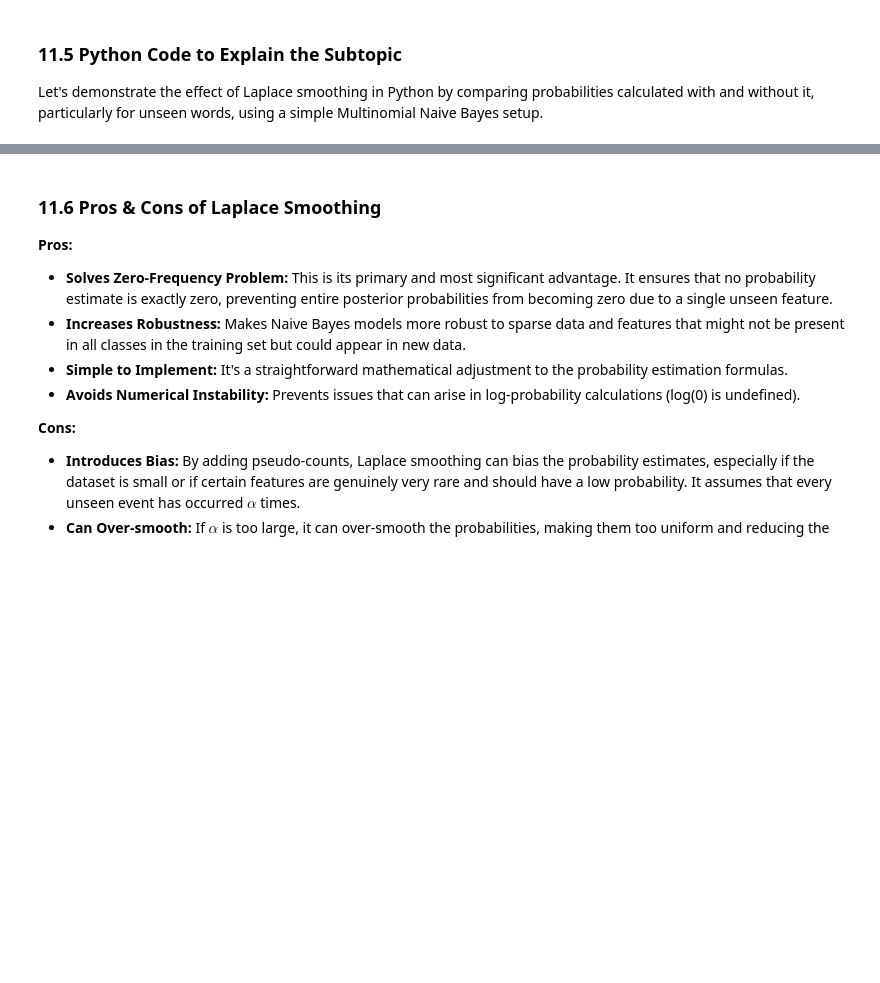
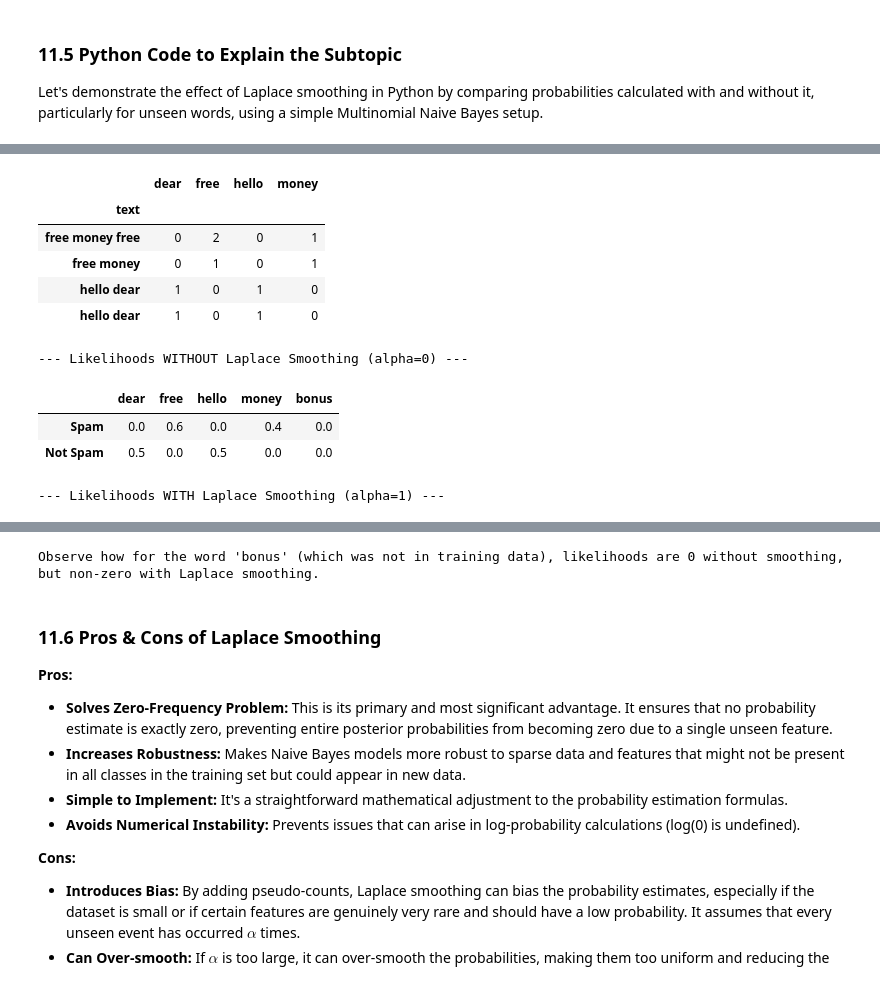
Before and after one commit to rsys-adsingh/Machine-Learning, a Jupyter notebook: study/Chapter_9.ipynb, the cells around one changed output, grey strips where cells are left out. Drawn from its saved outputs; the diff is of its cells as text; code cells hidden in the pictures; blank space fills up the shorter version.

```diff
--- a/study/Chapter_9.ipynb
+++ b/study/Chapter_9.ipynb
@@ -1709,39 +1709,53 @@ display(pd.DataFrame(X_train.toarray(), columns=vocabulary, index=df_emails['tex
 # --- 3. Manually calculate likelihoods without smoothing (demonstrate zero-frequency) ---
 print("\n--- Likelihoods WITHOUT Laplace Smoothing (alpha=0) ---")
 
-class_counts = df_emails.groupby('label').size()
-# Get total word counts per class
-total_words_per_class = {
-    'Spam': X_train[y_train == 'Spam'].sum(),
-    'Not Spam': X_train[y_train == 'Not Spam'].sum()
-}
+# Get the word counts for each feature for 'Spam' and 'Not Spam' classes
+# Use .sum(axis=0) to sum by column (for each word) and .A1 to flatten to a 1D array
+spam_feature_counts_orig = X_train[np.array(y_train == 'Spam')].sum(axis=0).A1
+not_spam_feature_counts_orig = X_train[np.array(y_train == 'Not Spam')].sum(axis=0).A1
 
-# Convert to DataFrame for easier access
-total_words_per_class_df = pd.DataFrame(total_words_per_class, index=vocabulary).T
+temp_vocab = vocabulary # Start with original vocabulary
 
-# Initialize likelihoods for all words including unseen
-unseen_word_idx = -1
+# Extend word counts for each class with 0 for the unseen word, if applicable
 if unseen_word not in vocabulary:
-    # Manually add a column for the unseen word for demonstration
-    temp_vocab = np.append(vocabulary, unseen_word)
-    unseen_word_idx = len(vocabulary)
-    # Re-create total_words_per_class_df with the new word for counting
+    temp_vocab = np.append(vocabulary, unseen_word) # Extended vocabulary
+
+    # Explicitly create 2D array for the data
+    data_for_df = np.array([
+        np.append(spam_feature_counts_orig, 0),
+        np.append(not_spam_feature_counts_orig, 0)
+    ])
+
+    # Create the DataFrame with classes as index and extended vocabulary as columns
     total_words_per_class_df = pd.DataFrame(
-        {
-            'Spam': np.append(X_train[y_train == 'Spam'].sum(), 0),
-            'Not Spam': np.append(X_train[y_train == 'Not Spam'].sum(), 0)
-        },
-        index=temp_vocab
-    ).T
+        data_for_df,                            # Explicit 2D numpy array
+        index=['Spam', 'Not Spam'],             # Row labels
+        columns=temp_vocab                      # Column labels
+    )
+else:
+    # If unseen_word is already in vocabulary, use original counts and vocabulary
+    total_words_per_class_df = pd.DataFrame(
+        [spam_feature_counts_orig, not_spam_feature_counts_orig],
+        index=['Spam', 'Not Spam'],
+        columns=vocabulary
+    )
 
-
-likelihood_no_smoothing = pd.DataFrame(index=['Spam', 'Not Spam'], columns=temp_vocab if unseen_word_idx != -1 else vocabulary)
+# Now calculate likelihoods
+likelihood_no_smoothing = pd.DataFrame(index=['Spam', 'Not Spam'], columns=temp_vocab)
 
 for cls in ['Spam', 'Not Spam']:
-    sum_words_in_class = total_words_per_class_df.loc[cls].sum()
-    for word in (temp_vocab if unseen_word_idx != -1 else vocabulary):
+    # Sum of all word counts in this class from the original training data (scalar)
+    sum_words_in_class = X_train[np.array(y_train == cls)].sum() # This returns a scalar (e.g., 5 for Spam, 4 for Not Spam)
+
+    for word in temp_vocab:
+        # Get count from the prepared DataFrame
         word_count_in_class = total_words_per_class_df.loc[cls, word]
-        likelihood_no_smoothing.loc[cls, word] = word_count_in_class / sum_words_in_class
+
+        # Handle division by zero if sum_words_in_class is 0 (unlikely with training data here)
+        if sum_words_in_class == 0:
+            likelihood_no_smoothing.loc[cls, word] = 0.0
+        else:
+            likelihood_no_smoothing.loc[cls, word] = word_count_in_class / sum_words_in_class
 
 display(likelihood_no_smoothing)
 
@@ -1776,7 +1790,8 @@ alpha = mnb_model.alpha # Get alpha used by the model
 
 smoothed_likelihoods_unseen = {}
 for i, cls in enumerate(mnb_model.classes_):
-    original_total_words_in_class = X_train[y_train == cls].sum()
+    # original_total_words_in_class needs to be the sum of all word counts for that class
+    original_total_words_in_class = X_train[np.array(y_train == cls)].sum() # This should be scalar, already confirmed
     smoothed_denominator = original_total_words_in_class + alpha * V
     smoothed_likelihoods_unseen[cls] = alpha / smoothed_denominator
 
@@ -1786,3 +1801,4 @@ word_probs_df_smoothed[unseen_word] = pd.Series(smoothed_likelihoods_unseen)
 display(word_probs_df_smoothed)
 
 print("\nObserve how for the word 'bonus' (which was not in training data), likelihoods are 0 without smoothing, but non-zero with Laplace smoothing.")
+# %% [output]
@@ -1788,0 +1808,11 @@ print("\nObserve how for the word 'bonus' (which was not in training data), like
+|  | dear | free | hello | money |
+| text |  |  |  |  |
+| free money free | 0 | 2 | 0 | 1 |
+| free money | 0 | 1 | 0 | 1 |
+| hello dear | 1 | 0 | 1 | 0 |
+| hello dear | 1 | 0 | 1 | 0 |
+--- Likelihoods WITHOUT Laplace Smoothing (alpha=0) ---
+|  | dear | free | hello | money | bonus |
+| Spam | 0.0 | 0.6 | 0.0 | 0.4 | 0.0 |
+| Not Spam | 0.5 | 0.0 | 0.5 | 0.0 | 0.0 |
+--- Likelihoods WITH Laplace Smoothing (alpha=1) ---
@@ -1789,3 +1822,4 @@ print("\nObserve how for the word 'bonus' (which was not in training data), like
+Observe how for the word 'bonus' (which was not in training data), likelihoods are 0 without smoothing, but non-zero with Laplace smoothing.
 # %% [markdown]
 ### 11.6 Pros & Cons of Laplace Smoothing
 
```
Also changed, not shown: parts of 3 cells of this notebook.
